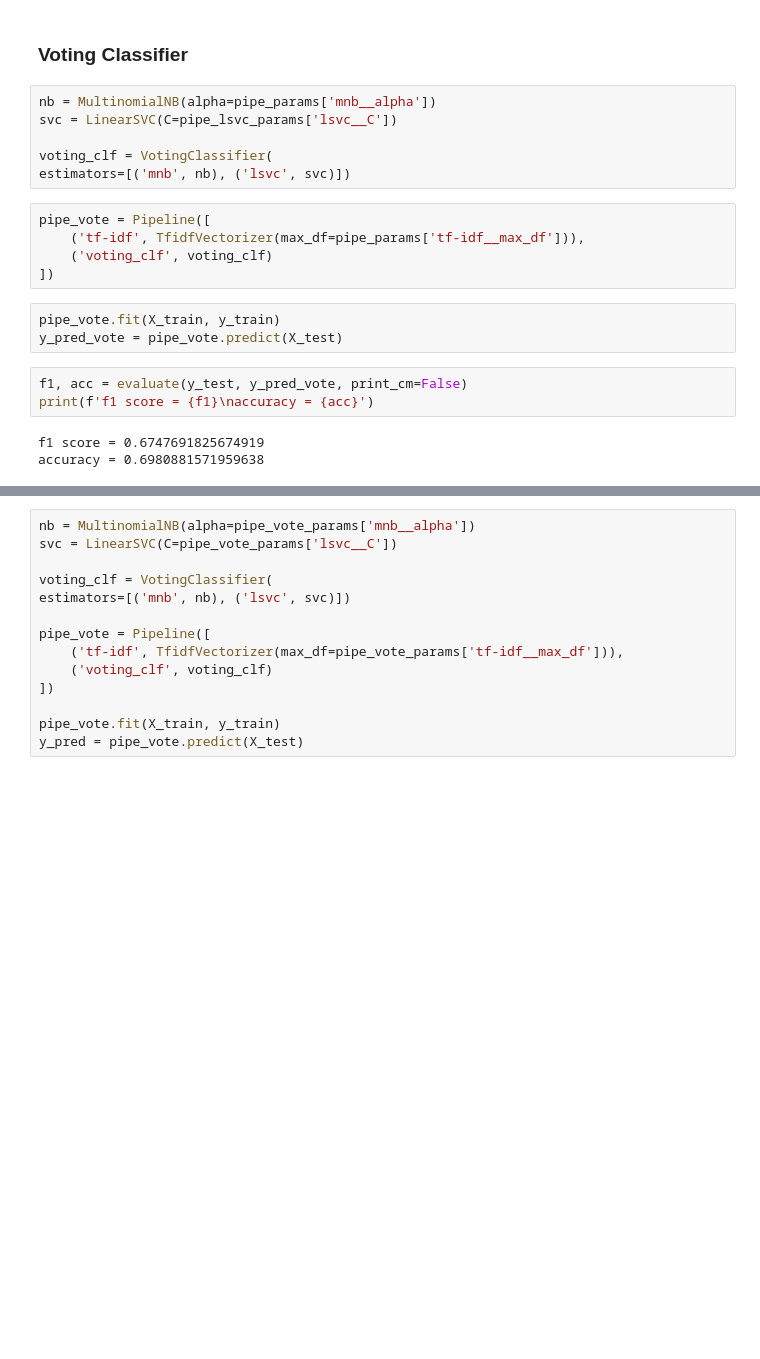
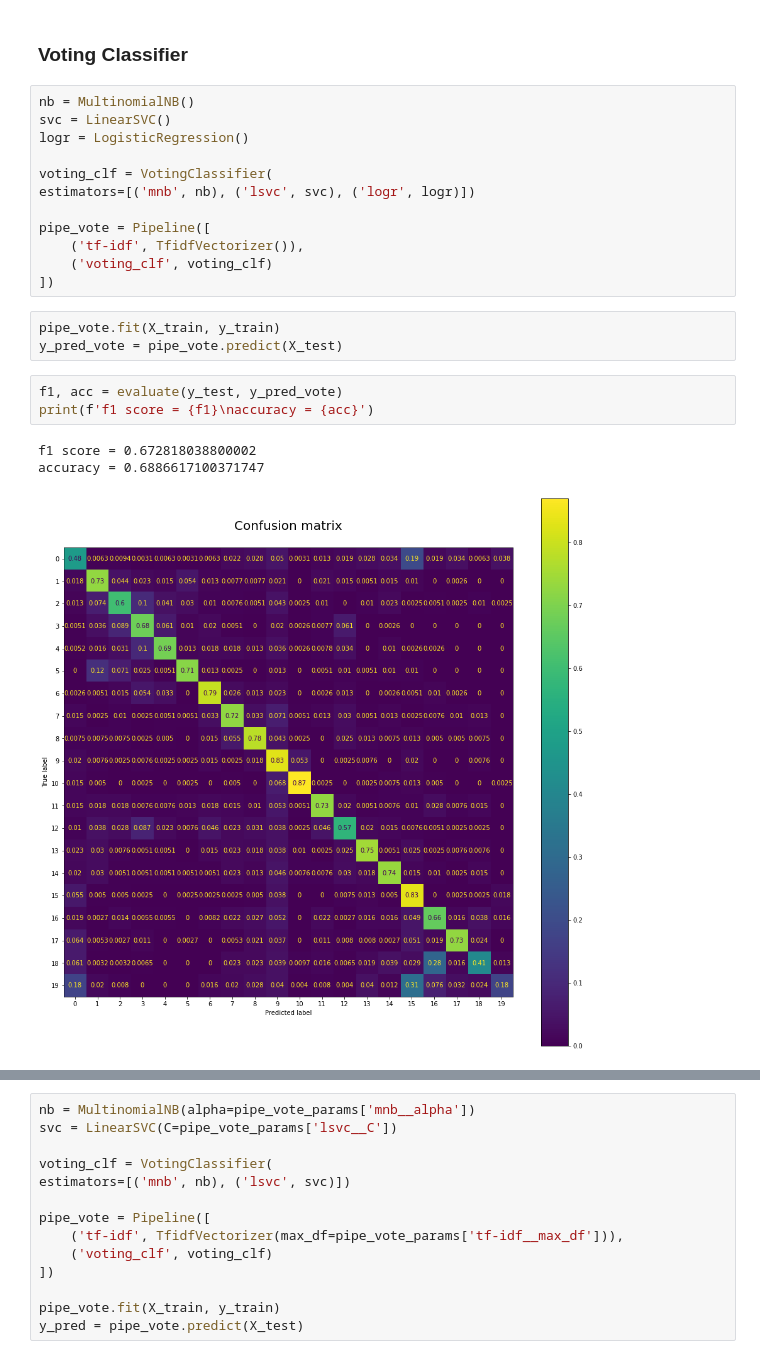
Before and after one commit to Dosann/NLP-text-classification, a Jupyter notebook: 20newsgroups.ipynb, the cells around one changed output, grey strips where cells are left out. Saved outputs shown, nothing was run; the diff lists cells and outputs as text; blank space fills up the shorter version.

```diff
--- a/20newsgroups.ipynb
+++ b/20newsgroups.ipynb
@@ -225,25 +229,27 @@ accuracy = 0.700477960701009
 # %% [markdown]
 ### Voting Classifier
-# %%
-nb = MultinomialNB(alpha=pipe_params['mnb__alpha'])
-svc = LinearSVC(C=pipe_lsvc_params['lsvc__C'])
-
-voting_clf = VotingClassifier(
-estimators=[('mnb', nb), ('lsvc', svc)])
-# %%
-pipe_vote = Pipeline([
-    ('tf-idf', TfidfVectorizer(max_df=pipe_params['tf-idf__max_df'])),
-    ('voting_clf', voting_clf)
-])
-# %%
-pipe_vote.fit(X_train, y_train)
-y_pred_vote = pipe_vote.predict(X_test)
-# %%
-f1, acc = evaluate(y_test, y_pred_vote, print_cm=False)
-print(f'f1 score = {f1}\naccuracy = {acc}')
-# %% [output]
-f1 score = 0.6747691825674919
-accuracy = 0.6980881571959638
+# %%
+nb = MultinomialNB()
+svc = LinearSVC()
+logr = LogisticRegression()
+
+voting_clf = VotingClassifier(
+estimators=[('mnb', nb), ('lsvc', svc), ('logr', logr)])
+
+pipe_vote = Pipeline([
+    ('tf-idf', TfidfVectorizer()),
+    ('voting_clf', voting_clf)
+])
+# %%
+pipe_vote.fit(X_train, y_train)
+y_pred_vote = pipe_vote.predict(X_test)
+# %%
+f1, acc = evaluate(y_test, y_pred_vote)
+print(f'f1 score = {f1}\naccuracy = {acc}')
+# %% [output]
+f1 score = 0.672818038800002
+accuracy = 0.6886617100371747
+[figure, added]
 # %%
 def objective(trial):
 
```
Also changed, not shown: parts of 29 cells of this notebook.
